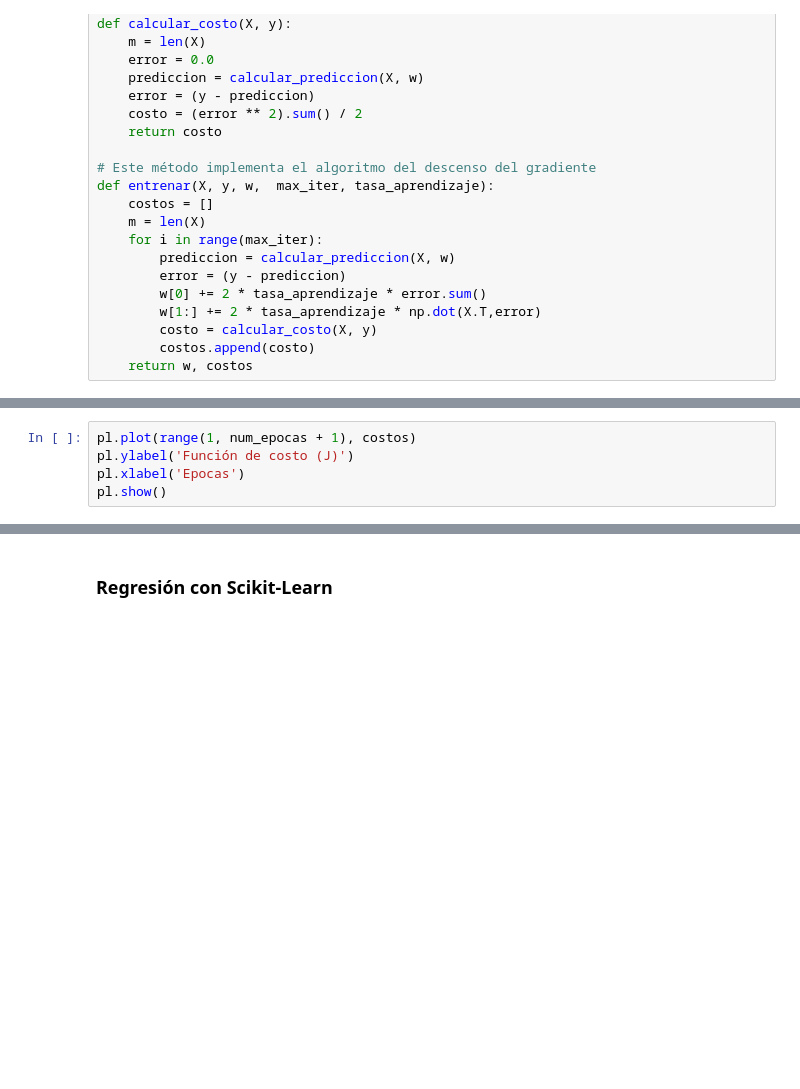
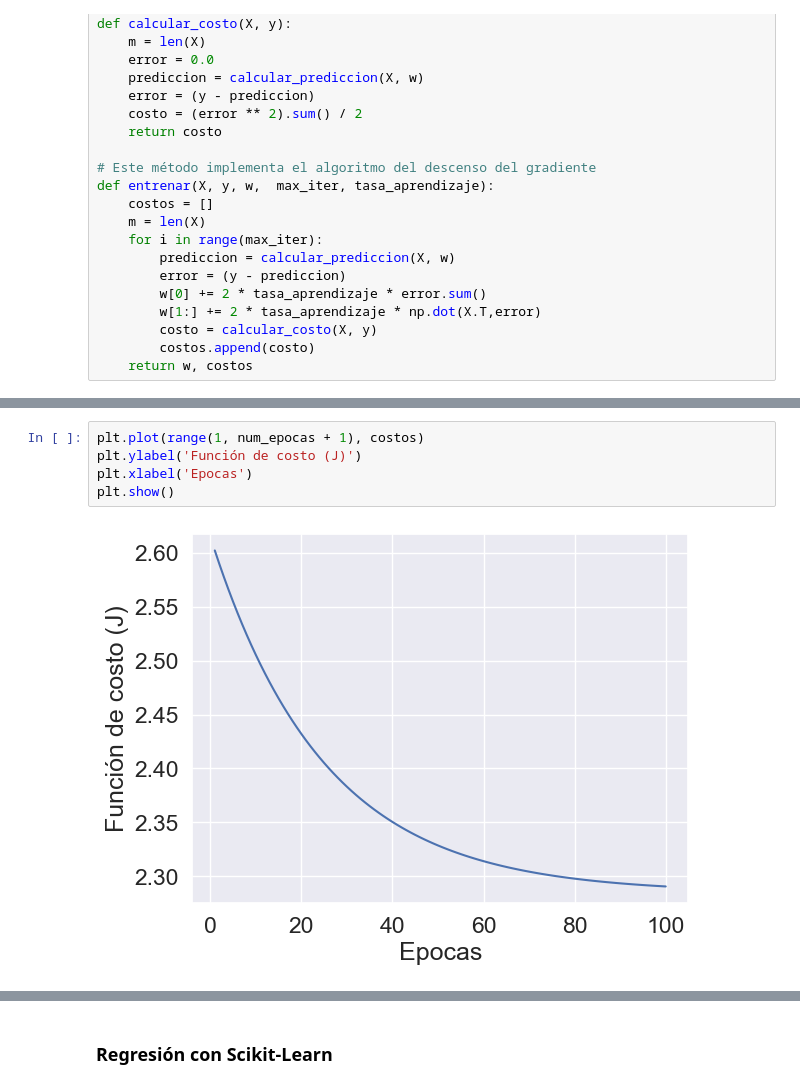
Before and after one commit to oscargbocanegra/learning, a Jupyter notebook: 01-MachineLearning/libro-aprendizaje-automatico-profundo-python/notebooks/cap-5-6-modelos-regresion.ipynb, the cells around one changed output, grey strips where cells are left out. Saved outputs shown, nothing was run; the diff lists cells and outputs as text; blank space fills up the shorter version.

```diff
--- a/01-MachineLearning/libro-aprendizaje-automatico-profundo-python/notebooks/cap-5-6-modelos-regresion.ipynb
+++ b/01-MachineLearning/libro-aprendizaje-automatico-profundo-python/notebooks/cap-5-6-modelos-regresion.ipynb
@@ -127,8 +132,10 @@ pl.show()
 # %%
-pl.plot(range(1, num_epocas + 1), costos)
-pl.ylabel('Función de costo (J)')
-pl.xlabel('Epocas')
-pl.show()
+plt.plot(range(1, num_epocas + 1), costos)
+plt.ylabel('Función de costo (J)')
+plt.xlabel('Epocas')
+plt.show()
+# %% [output]
+[figure, added]
 # %%
 from sklearn.linear_model import SGDRegressor
 
```
Also changed, not shown: parts of 10 cells of this notebook.
